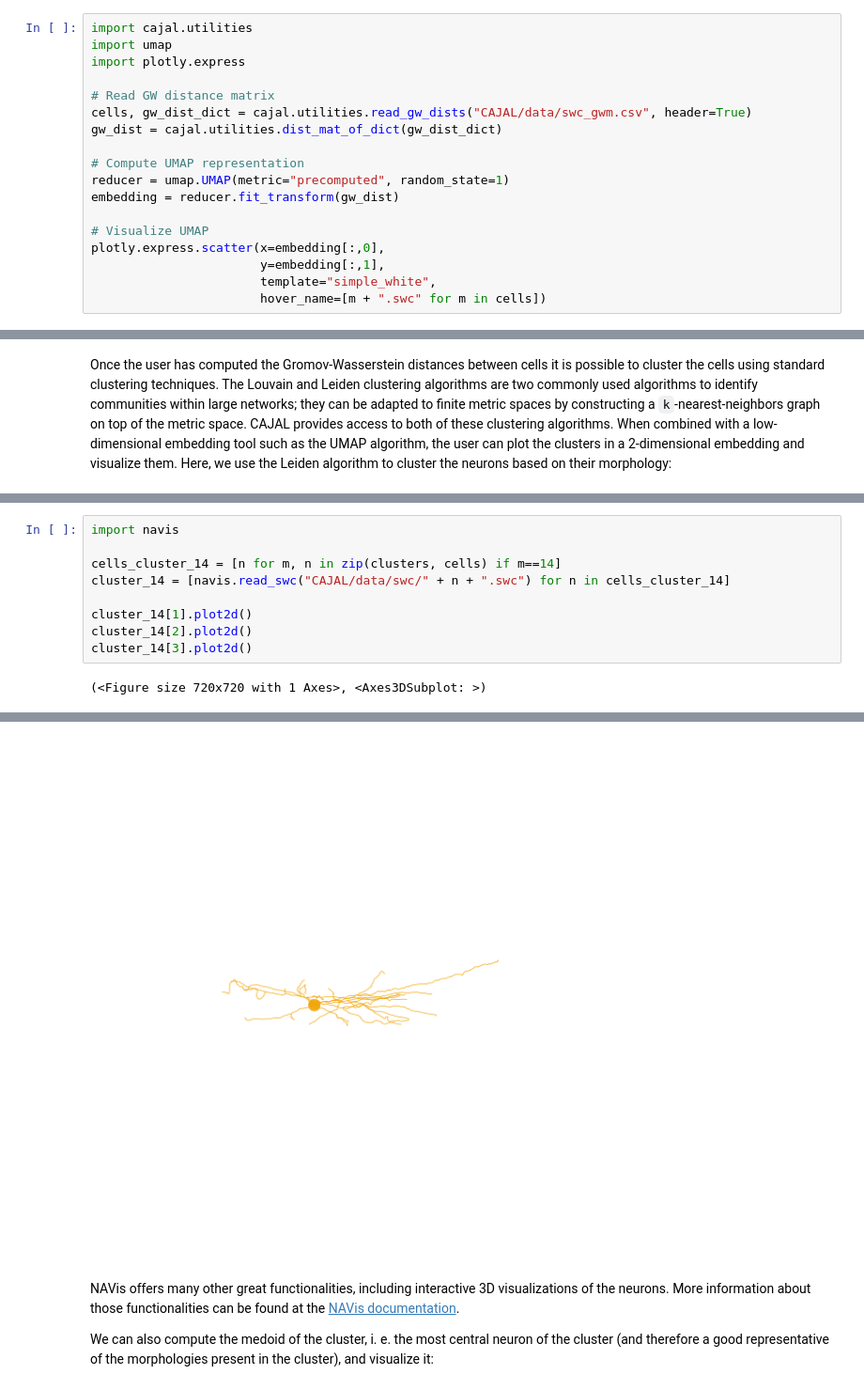
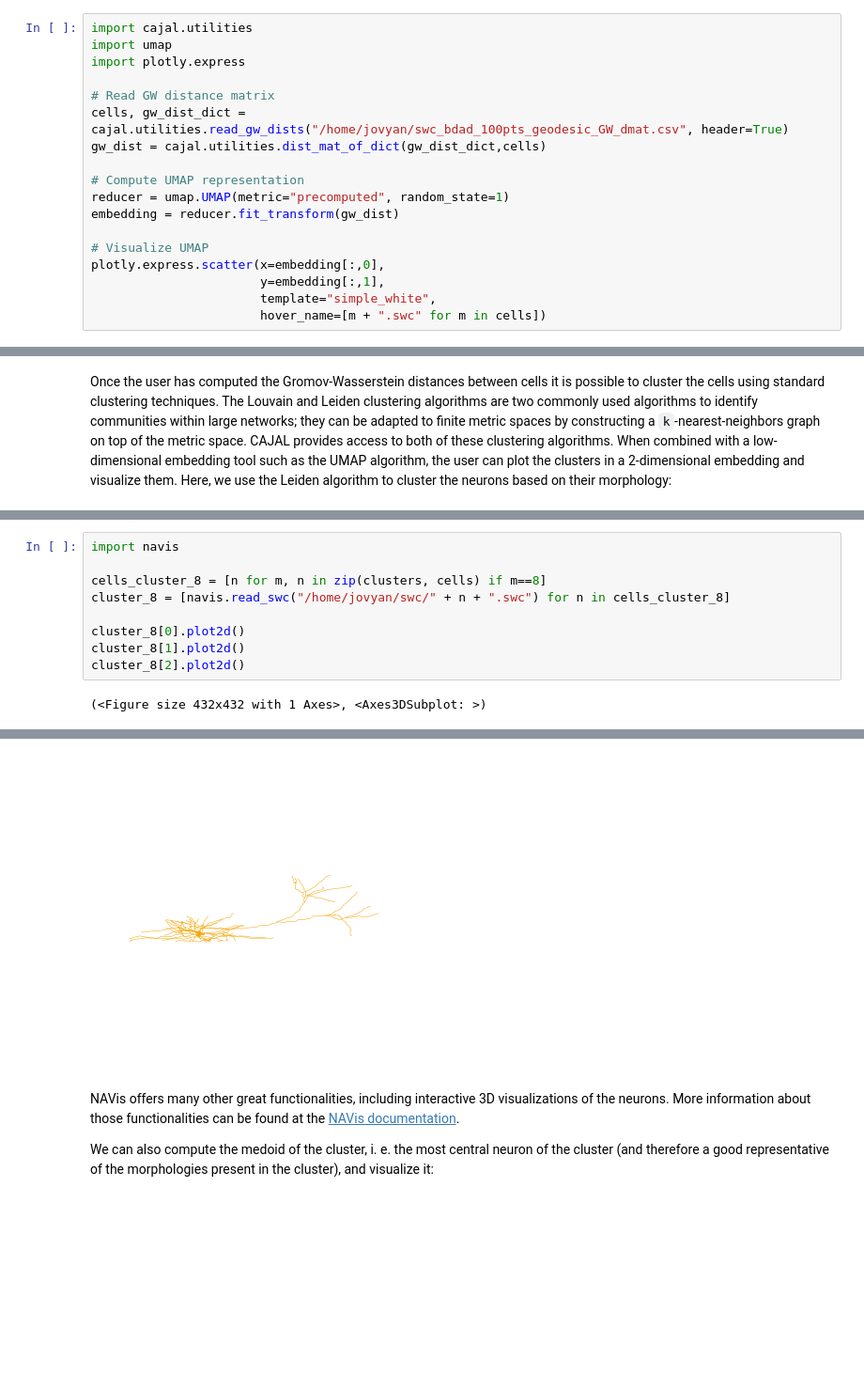
Before and after one commit to CamaraLab/CAJAL, a Jupyter notebook: docs/notebooks/Example_1.ipynb, the cells around one changed output, grey strips where cells are left out. Shown at 94% size. Saved outputs shown, nothing was run; the diff lists cells and outputs as text; blank space fills up the shorter version.

```diff
--- a/docs/notebooks/Example_1.ipynb
+++ b/docs/notebooks/Example_1.ipynb
@@ -60,8 +67,8 @@ import umap
 import plotly.express
 
 # Read GW distance matrix
-cells, gw_dist_dict = cajal.utilities.read_gw_dists("CAJAL/data/swc_gwm.csv", header=True)
-gw_dist = cajal.utilities.dist_mat_of_dict(gw_dist_dict)
+cells, gw_dist_dict = cajal.utilities.read_gw_dists("/home/jovyan/swc_bdad_100pts_geodesic_GW_dmat.csv", header=True)
+gw_dist = cajal.utilities.dist_mat_of_dict(gw_dist_dict,cells)
 
 # Compute UMAP representation
 reducer = umap.UMAP(metric="precomputed", random_state=1)
@@ -103,11 +107,11 @@ let us visualize some of the cells in the pink cluster (cluster 14) using the Py
 # %%
 import navis
 
-cells_cluster_14 = [n for m, n in zip(clusters, cells) if m==14]
-cluster_14 = [navis.read_swc("CAJAL/data/swc/" + n + ".swc") for n in cells_cluster_14]
+cells_cluster_8 = [n for m, n in zip(clusters, cells) if m==8]
+cluster_8 = [navis.read_swc("/home/jovyan/swc/" + n + ".swc") for n in cells_cluster_8]
 
-cluster_14[1].plot2d()
-cluster_14[2].plot2d()
-cluster_14[3].plot2d()
+cluster_8[0].plot2d()
+cluster_8[1].plot2d()
+cluster_8[2].plot2d()
 # %% [output]
-(<Figure size 720x720 with 1 Axes>, <Axes3DSubplot: >)
+(<Figure size 432x432 with 1 Axes>, <Axes3DSubplot: >)
@@ -116,4 +120,4 @@ cluster_14[3].plot2d()
-[figure, old version]
+[figure, new version]
 # %% [markdown]
 NAVis offers many other great functionalities, including interactive 3D visualizations of the neurons. More information about those functionalities can be found at the [NAVis documentation](https://navis.readthedocs.io/en/latest/index.html>).
 
```
Also changed, not shown: parts of 12 cells of this notebook, 5 other files.
